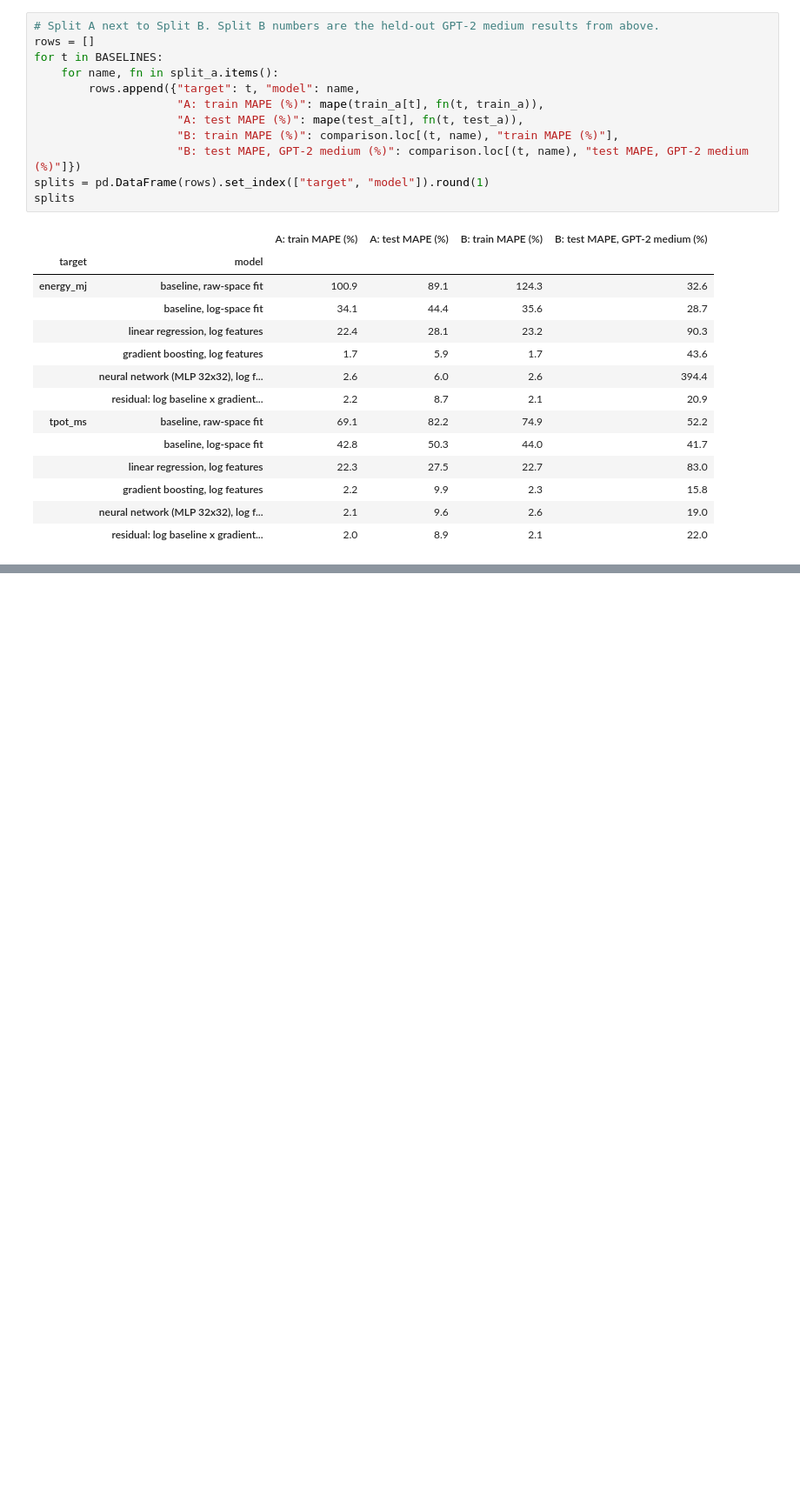
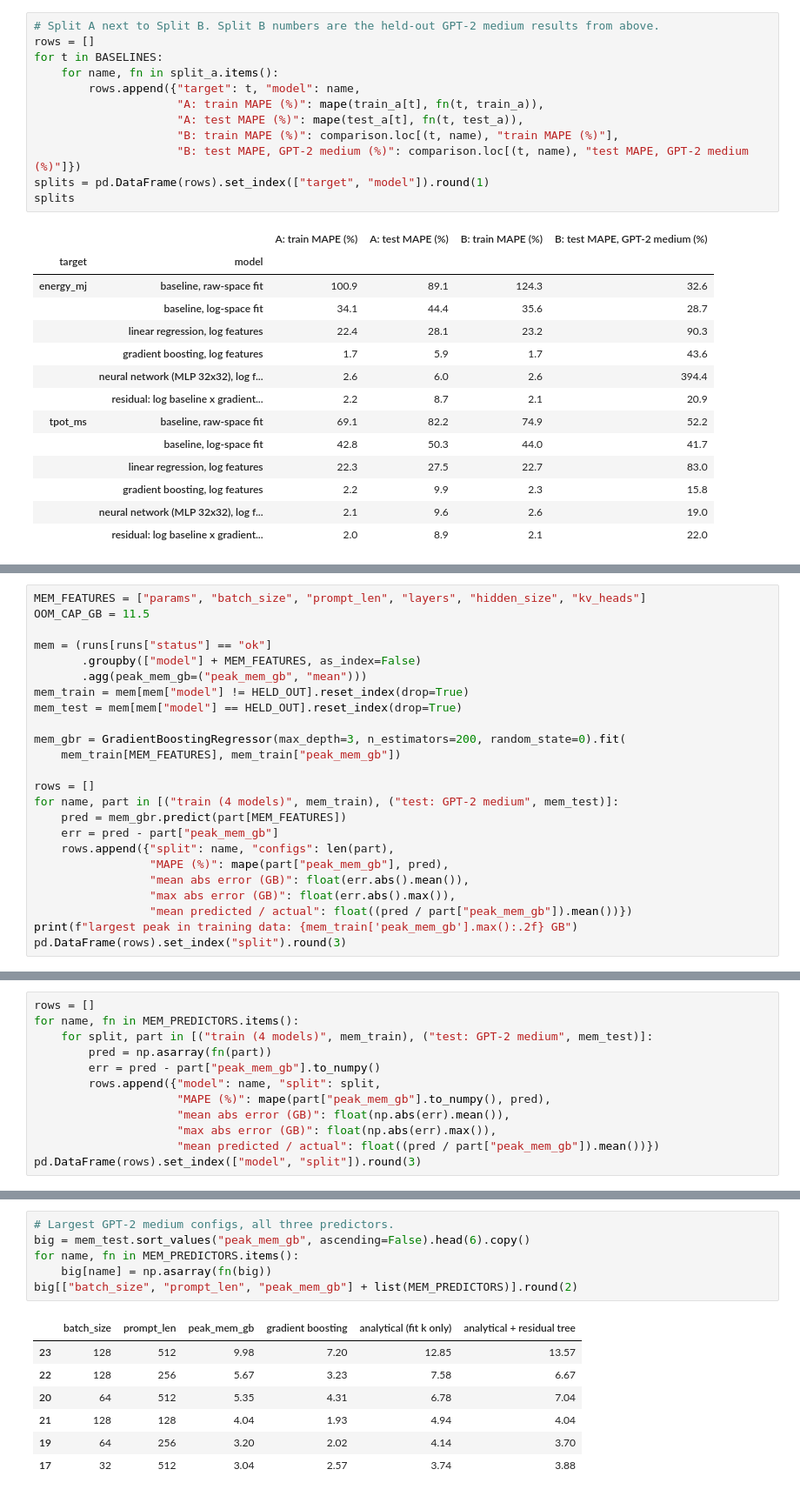
Before and after one commit to Suraj-Sedai/energy-latency-predictor, a Jupyter notebook: notebooks/phase3_models.ipynb, the cells around one changed output, grey strips where cells are left out. Shown at 87% size. Cells and saved outputs as stored; diff of their text form; blank space fills up the shorter version.

```diff
--- a/notebooks/phase3_models.ipynb
+++ b/notebooks/phase3_models.ipynb
@@ -700,0 +849,24 @@ splits
+# %%
+MEM_FEATURES = ["params", "batch_size", "prompt_len", "layers", "hidden_size", "kv_heads"]
+OOM_CAP_GB = 11.5
+
+mem = (runs[runs["status"] == "ok"]
+       .groupby(["model"] + MEM_FEATURES, as_index=False)
+       .agg(peak_mem_gb=("peak_mem_gb", "mean")))
+mem_train = mem[mem["model"] != HELD_OUT].reset_index(drop=True)
+mem_test = mem[mem["model"] == HELD_OUT].reset_index(drop=True)
+
+mem_gbr = GradientBoostingRegressor(max_depth=3, n_estimators=200, random_state=0).fit(
+    mem_train[MEM_FEATURES], mem_train["peak_mem_gb"])
+
+rows = []
+for name, part in [("train (4 models)", mem_train), ("test: GPT-2 medium", mem_test)]:
+    pred = mem_gbr.predict(part[MEM_FEATURES])
+    err = pred - part["peak_mem_gb"]
+    rows.append({"split": name, "configs": len(part),
+                 "MAPE (%)": mape(part["peak_mem_gb"], pred),
+                 "mean abs error (GB)": float(err.abs().mean()),
+                 "max abs error (GB)": float(err.abs().max()),
+                 "mean predicted / actual": float((pred / part["peak_mem_gb"]).mean())})
+print(f"largest peak in training data: {mem_train['peak_mem_gb'].max():.2f} GB")
+pd.DataFrame(rows).set_index("split").round(3)
@@ -700,0 +975,12 @@ splits
+# %%
+rows = []
+for name, fn in MEM_PREDICTORS.items():
+    for split, part in [("train (4 models)", mem_train), ("test: GPT-2 medium", mem_test)]:
+        pred = np.asarray(fn(part))
+        err = pred - part["peak_mem_gb"].to_numpy()
+        rows.append({"model": name, "split": split,
+                     "MAPE (%)": mape(part["peak_mem_gb"].to_numpy(), pred),
+                     "mean abs error (GB)": float(np.abs(err).mean()),
+                     "max abs error (GB)": float(np.abs(err).max()),
+                     "mean predicted / actual": float((pred / part["peak_mem_gb"]).mean())})
+pd.DataFrame(rows).set_index(["model", "split"]).round(3)
@@ -700,0 +996,14 @@ splits
+# %%
+# Largest GPT-2 medium configs, all three predictors.
+big = mem_test.sort_values("peak_mem_gb", ascending=False).head(6).copy()
+for name, fn in MEM_PREDICTORS.items():
+    big[name] = np.asarray(fn(big))
+big[["batch_size", "prompt_len", "peak_mem_gb"] + list(MEM_PREDICTORS)].round(2)
+# %% [output]
+|  | batch_size | prompt_len | peak_mem_gb | gradient boosting | analytical (fit k only) | analytical + residual tree |
+| 23 | 128 | 512 | 9.98 | 7.20 | 12.85 | 13.57 |
+| 22 | 128 | 256 | 5.67 | 3.23 | 7.58 | 6.67 |
+| 20 | 64 | 512 | 5.35 | 4.31 | 6.78 | 7.04 |
+| 21 | 128 | 128 | 4.04 | 1.93 | 4.94 | 4.04 |
+| 19 | 64 | 256 | 3.20 | 2.02 | 4.14 | 3.70 |
+| 17 | 32 | 512 | 3.04 | 2.57 | 3.74 | 3.88 |
```
Also changed, not shown: parts of 20 cells of this notebook.
